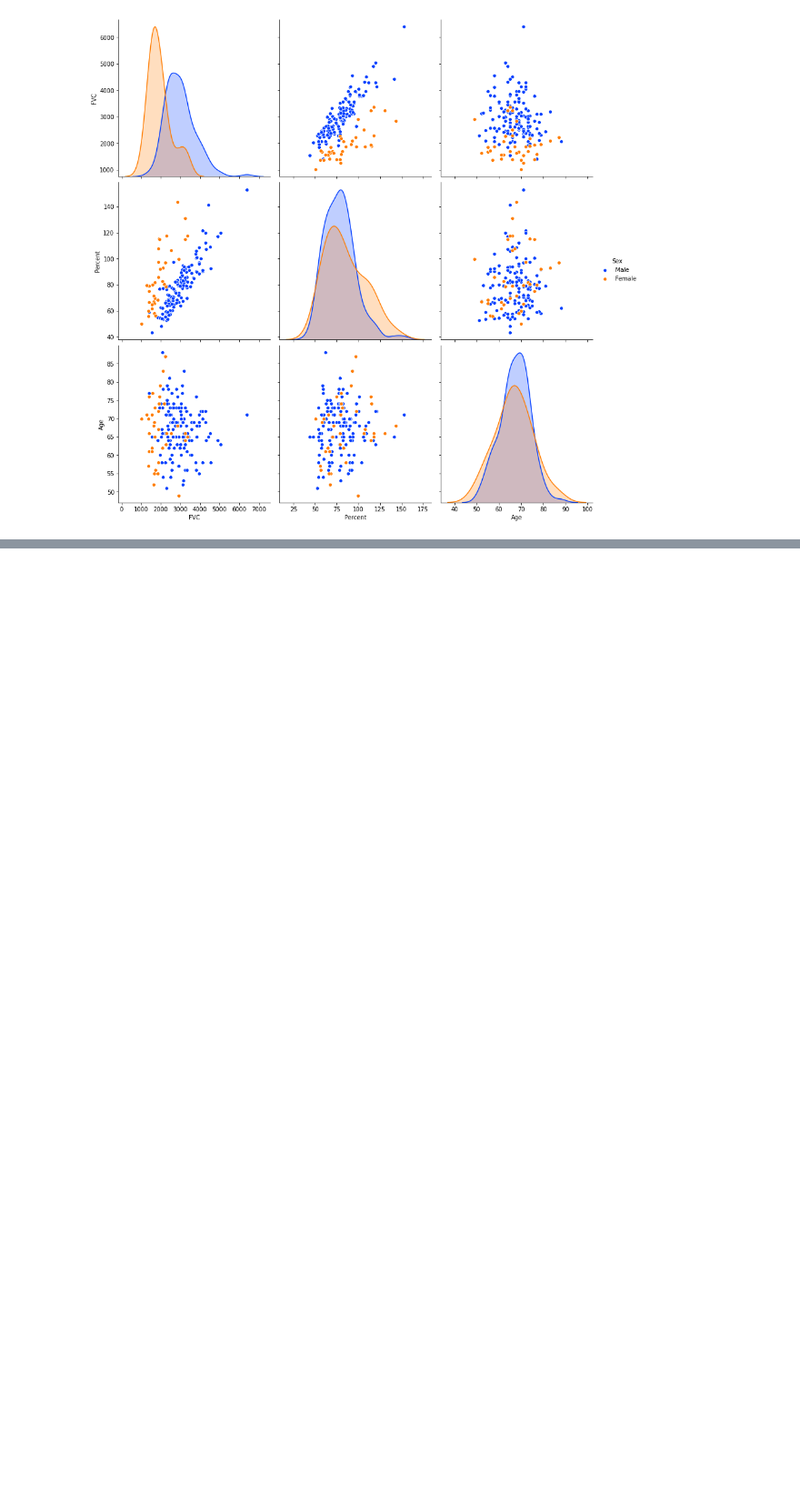
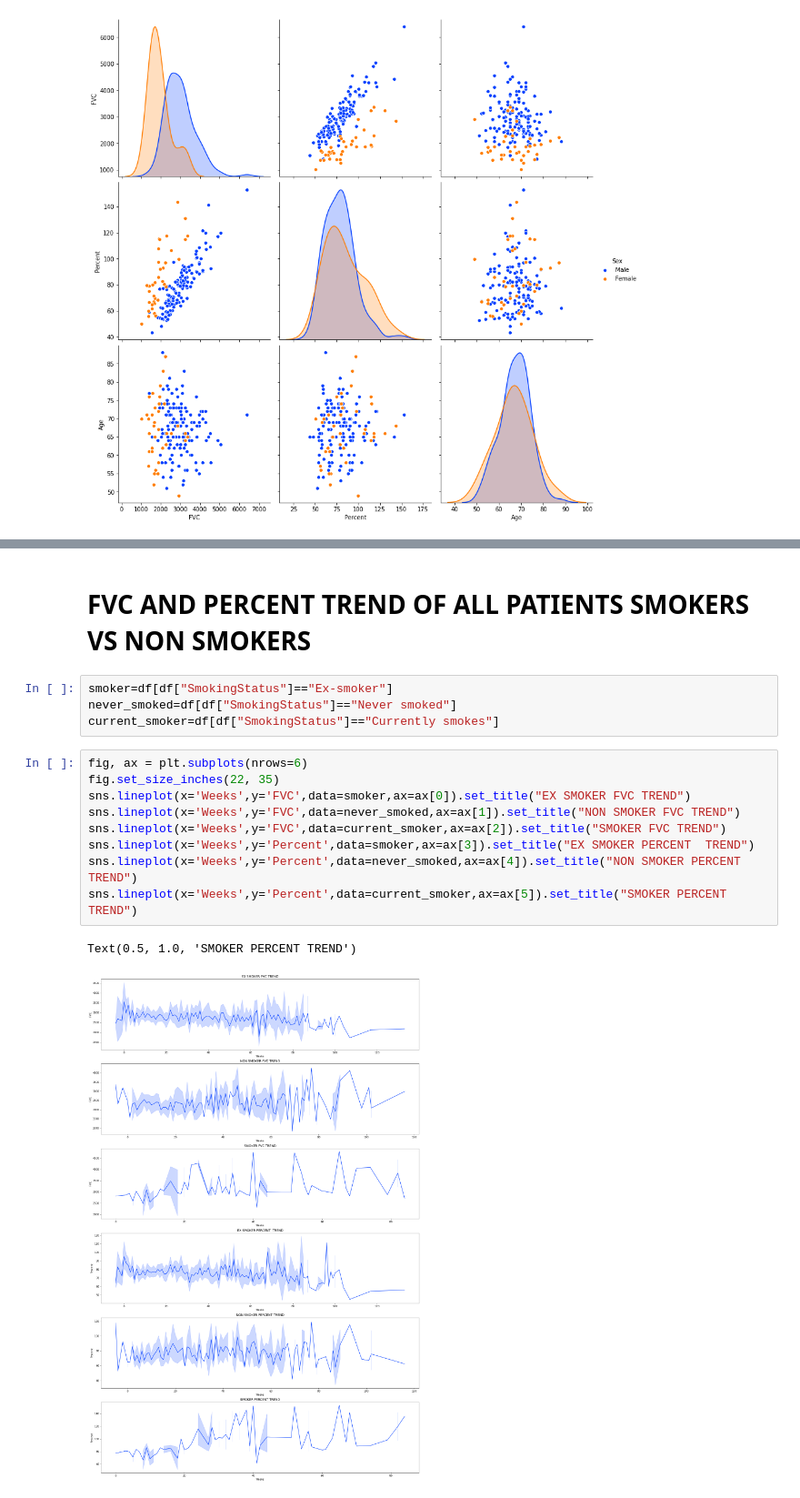
Before and after one commit to tkrsh/LungFunctionDecline, a Jupyter notebook: EDA.ipynb, the cells around one changed output, grey strips where cells are left out. Shown at 91% size. Cells and saved outputs as stored; diff of their text form; blank space fills up the shorter version.

```diff
--- a/EDA.ipynb
+++ b/EDA.ipynb
@@ -223,0 +221,18 @@ sns.lineplot(x=ex_smoker_male["Weeks"], y=ex_smoker_male["FVC"])
+# %% [markdown]
+# FVC AND PERCENT TREND OF ALL PATIENTS SMOKERS VS NON SMOKERS
+# %%
+smoker=df[df["SmokingStatus"]=="Ex-smoker"]
+never_smoked=df[df["SmokingStatus"]=="Never smoked"]
+current_smoker=df[df["SmokingStatus"]=="Currently smokes"]
+# %%
+fig, ax = plt.subplots(nrows=6)
+fig.set_size_inches(22, 35)
+sns.lineplot(x='Weeks',y='FVC',data=smoker,ax=ax[0]).set_title("EX SMOKER FVC TREND")
+sns.lineplot(x='Weeks',y='FVC',data=never_smoked,ax=ax[1]).set_title("NON SMOKER FVC TREND")
+sns.lineplot(x='Weeks',y='FVC',data=current_smoker,ax=ax[2]).set_title("SMOKER FVC TREND")
+sns.lineplot(x='Weeks',y='Percent',data=smoker,ax=ax[3]).set_title("EX SMOKER PERCENT  TREND")
+sns.lineplot(x='Weeks',y='Percent',data=never_smoked,ax=ax[4]).set_title("NON SMOKER PERCENT TREND")
+sns.lineplot(x='Weeks',y='Percent',data=current_smoker,ax=ax[5]).set_title("SMOKER PERCENT TREND")
+# %% [output]
+Text(0.5, 1.0, 'SMOKER PERCENT TREND')
+[figure, added]
```
Also changed, not shown: parts of 32 cells of this notebook, 3 other files.
